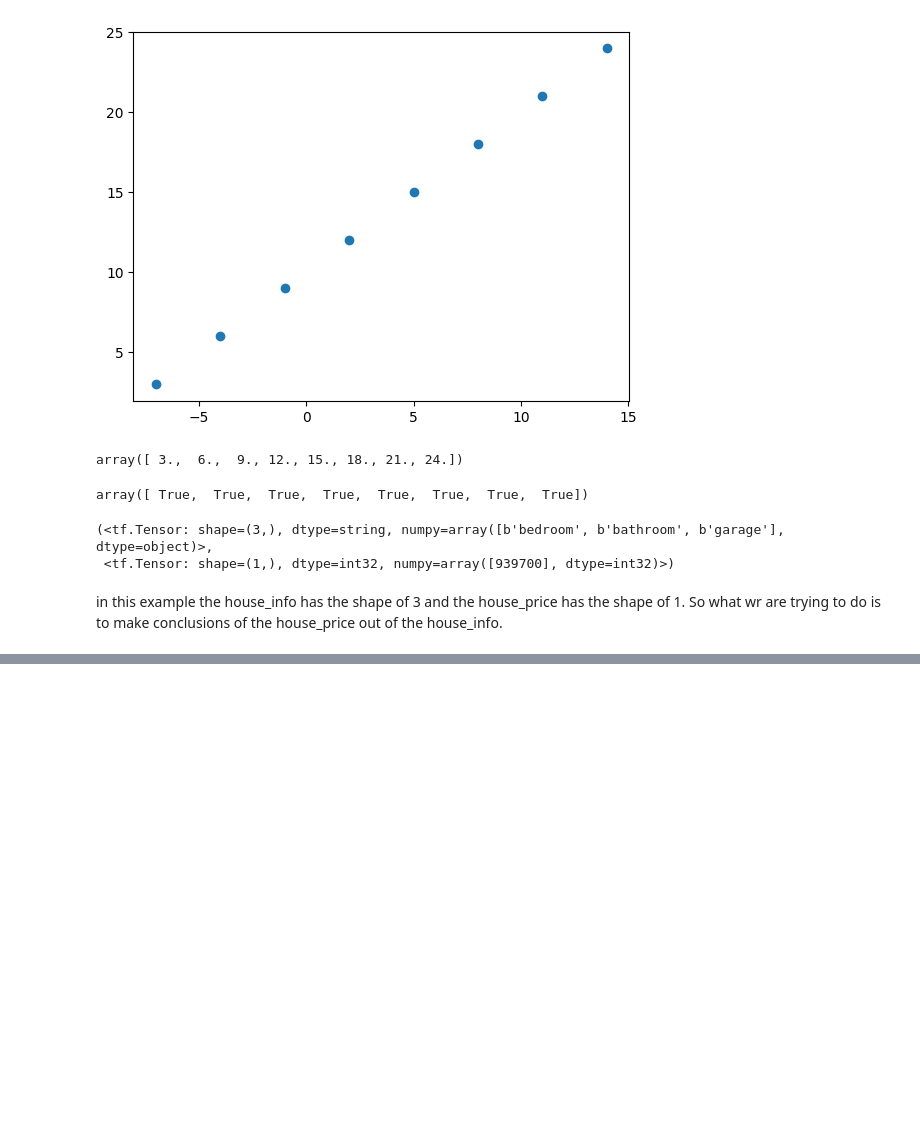
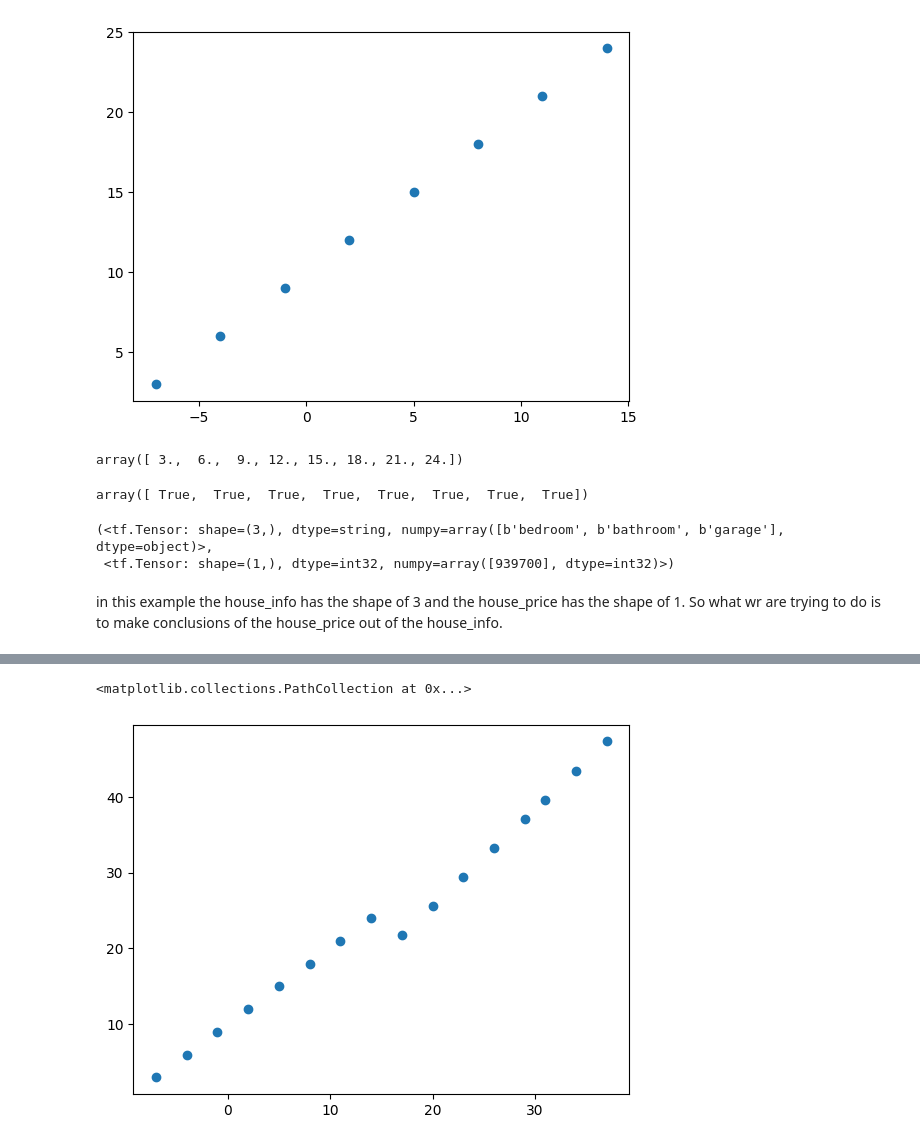
Before and after one commit to ftwr42/TensorFlow_for_Deep_Learning_Bootcamp, a Jupyter notebook: Abschnitt 3: Neural network regression with TensorFlow/first.ipynb, the cells around one changed output, grey strips where cells are left out. Drawn from its saved outputs; the diff is of its cells as text; code cells hidden in the pictures; blank space fills up the shorter version.

```diff
--- a/Abschnitt 3: Neural network regression with TensorFlow/first.ipynb
+++ b/Abschnitt 3: Neural network regression with TensorFlow/first.ipynb
@@ -120,0 +128,5 @@ So what wr are trying to do is to make conclusions of the house_price out of the
+# %%
+# turn numpy arrays into tensors
+X = tf.constant(X)
+y = tf.constant(y)
+X, y
@@ -120,0 +143,16 @@ So what wr are trying to do is to make conclusions of the house_price out of the
+# %%
+# set random seed
+tf.random.set_seed(42)
+
+# 1. create a model
+model = ks.Sequential()
+model.add(ks.layers.Input(shape=(1,)))
+model.add(ks.layers.Dense(1))
+
+# 2. compile the model
+model.compile(loss=ks.losses.MeanAbsoluteError,
+              optimizer=ks.optimizers.SGD(),
+              metrics=['mae'])
+
+# 3. fit the model
+model.fit(X, y, epochs=5)
@@ -120,0 +176,4 @@ So what wr are trying to do is to make conclusions of the house_price out of the
+# %%
+X = tf.cast(X, dtype=tf.float32)
+y = tf.cast(y, dtype=tf.float32)
+X.dtype, y.dtype
@@ -120,0 +202,5 @@ So what wr are trying to do is to make conclusions of the house_price out of the
+# %%
+X_test = tf.constant([17, 20, 23, 26, 29, 31, 34, 37], dtype=tf.float32, shape=(8,))
+predict = tf.cast(model.predict(X_test), dtype=tf.float32)
+predict = tf.reshape(predict, shape=(8,))
+X_test, predict
@@ -120,0 +213,7 @@ So what wr are trying to do is to make conclusions of the house_price out of the
+# %%
+x_all = tf.concat([X, X_test], axis=0)
+y_all = tf.concat([y, predict], axis=0)
+plt.scatter(x_all, y_all)
+# %% [output]
+<matplotlib.collections.PathCollection at 0x...>
+[figure, added]
```
Also changed, not shown: parts of 39 cells of this notebook, 1 other file.
